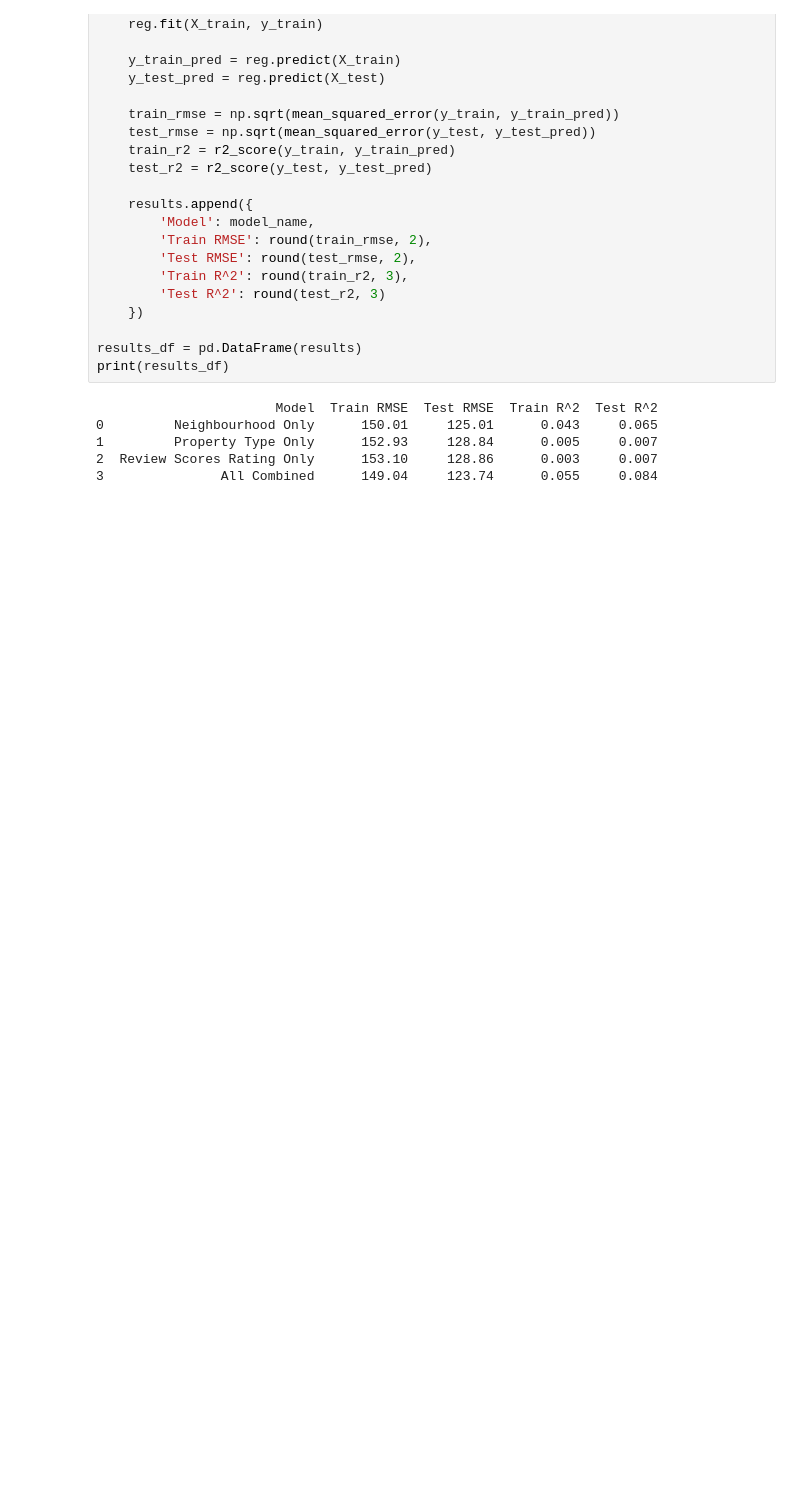
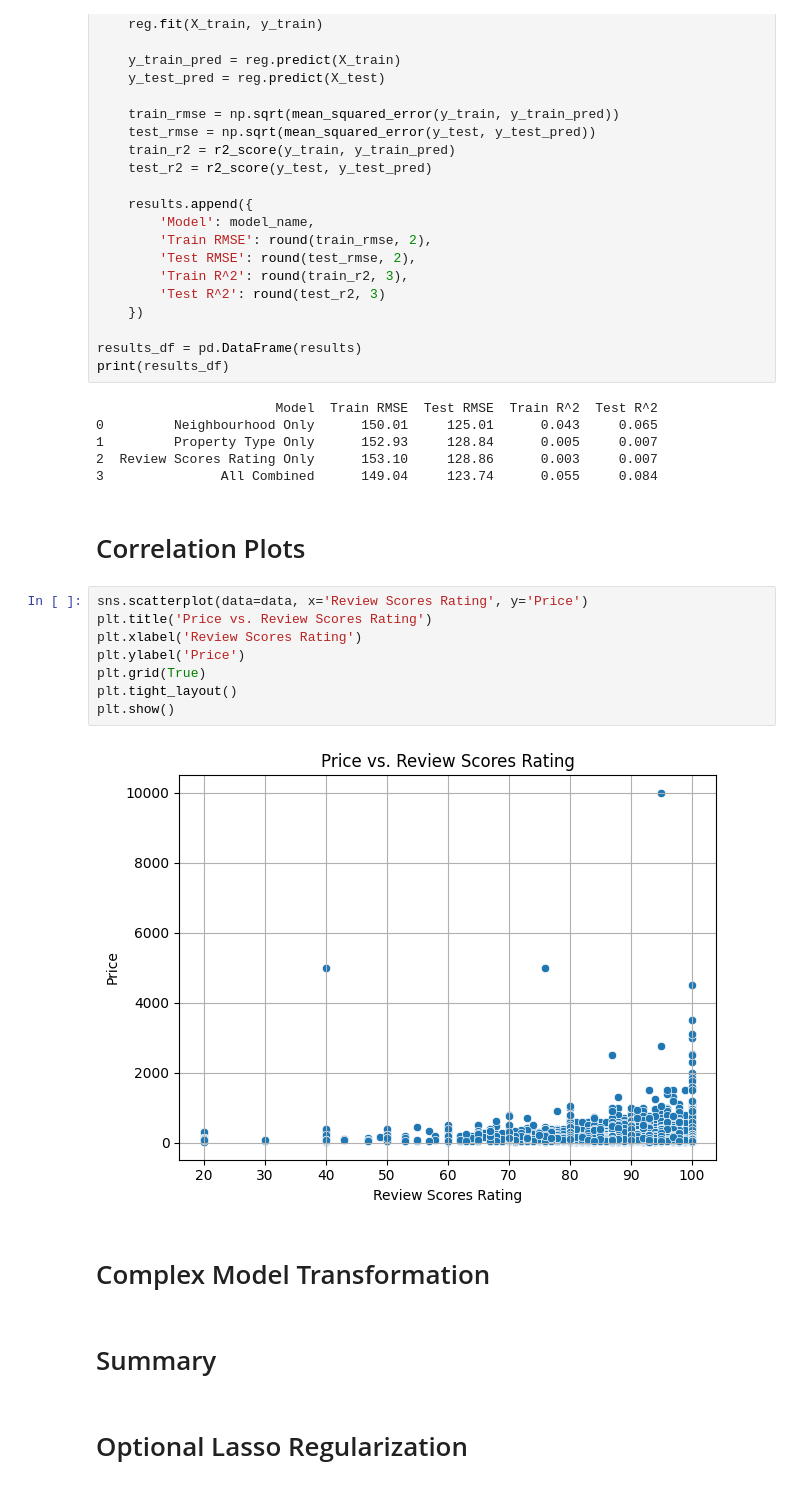
Before and after one commit to AidanMayhue/LinearLab, a Jupyter notebook: Assignment/ml-lab.ipynb, the cells around one changed output. Cells and saved outputs as stored; diff of their text form; blank space fills up the shorter version.

```diff
--- a/Assignment/ml-lab.ipynb
+++ b/Assignment/ml-lab.ipynb
@@ -98,3 +97,21 @@ print(results_df)
 1         Property Type Only      152.93     128.84      0.005     0.007
 2  Review Scores Rating Only      153.10     128.86      0.003     0.007
 3               All Combined      149.04     123.74      0.055     0.084
+# %% [markdown]
+# Correlation Plots
+# %%
+sns.scatterplot(data=data, x='Review Scores Rating', y='Price')
+plt.title('Price vs. Review Scores Rating')
+plt.xlabel('Review Scores Rating')
+plt.ylabel('Price')
+plt.grid(True)
+plt.tight_layout()
+plt.show()
+# %% [output]
+[figure, added]
+# %% [markdown]
+# Complex Model Transformation
+# %% [markdown]
+# Summary
+# %% [markdown]
+# Optional Lasso Regularization
```
Also changed, not shown: parts of 2 cells of this notebook.
